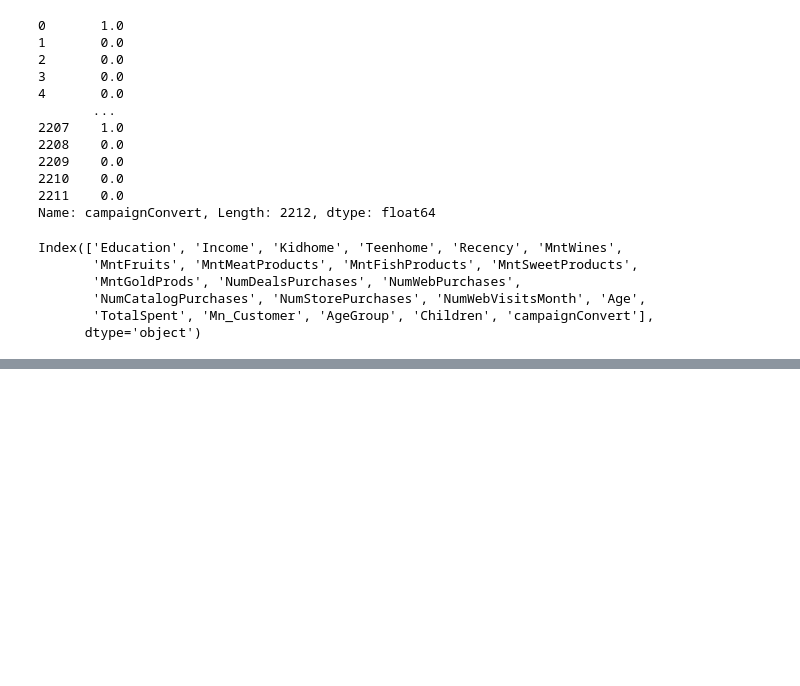
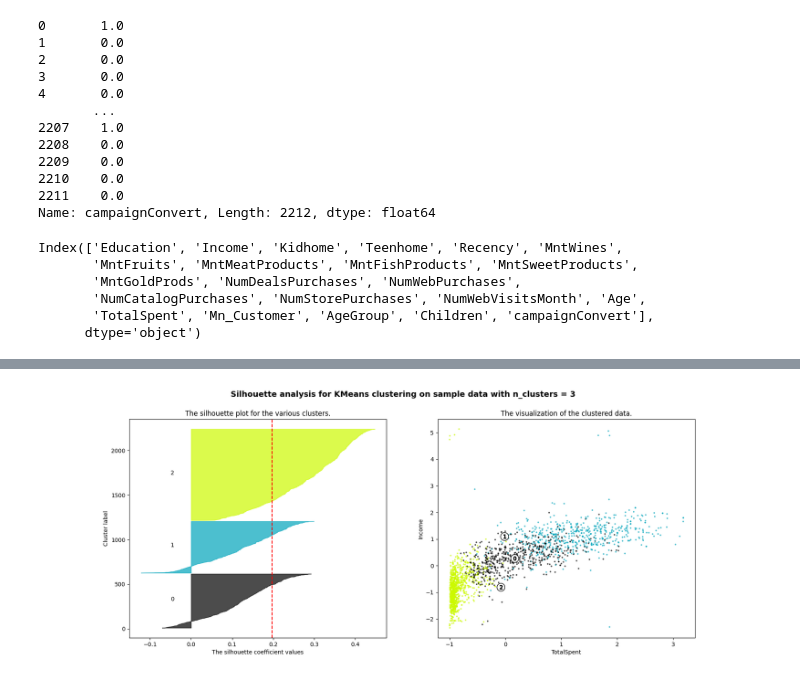
Before and after one commit to PacificG/CustomerClustering, a Jupyter notebook: EDAClustering.ipynb, the cells around one changed output, grey strips where cells are left out. Drawn from its saved outputs; the diff is of its cells as text; code cells hidden in the pictures; blank space fills up the shorter version.

```diff
--- a/EDAClustering.ipynb
+++ b/EDAClustering.ipynb
@@ -124,0 +117,4 @@ AttributeError: module 'xgboost' has no attribute 'XGBRegressor'
+# %%
+Image(filename=f'silhouette_analysis{3}.png')
+# %% [output]
+[figure, added]
```
Also changed, not shown: parts of 13 cells of this notebook, 7 other files.
